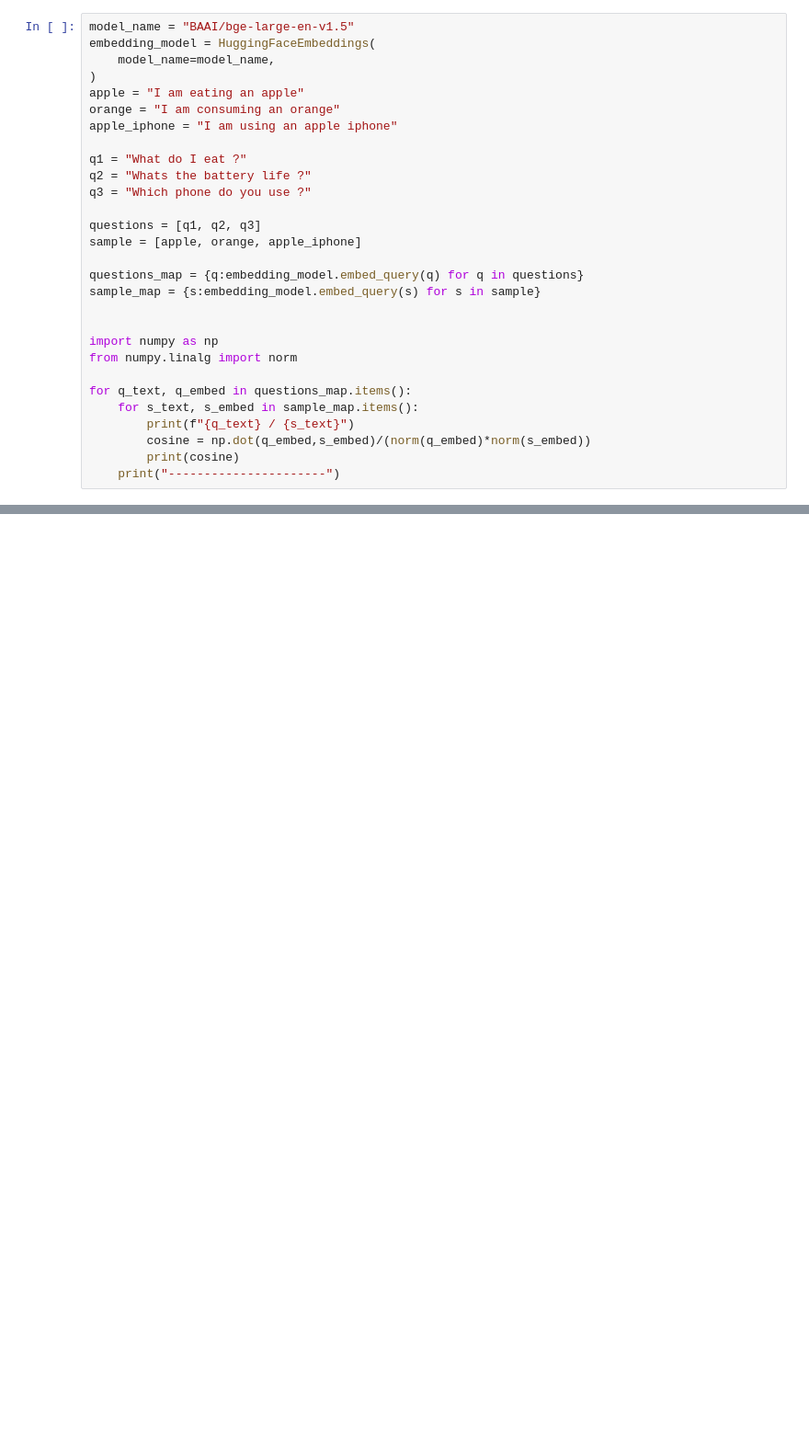
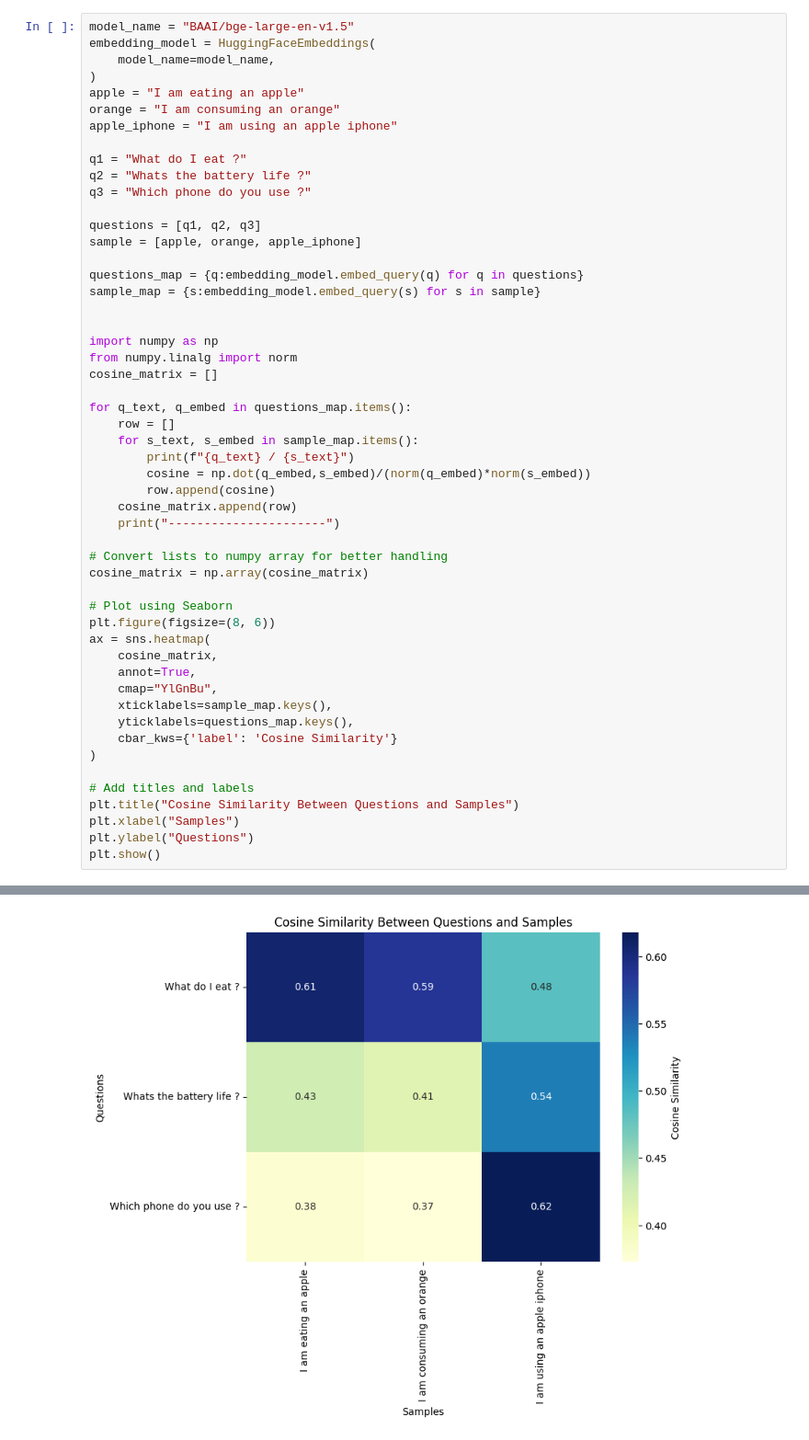
Before and after one commit to RohanJnr/devday-rag-workshop-public, a Jupyter notebook: src/1_embeddings.ipynb, the cells around one changed output, grey strips where cells are left out. Shown at 92% size. Drawn from its saved outputs; the diff is of its cells as text; blank space fills up the shorter version.

Commit message:
Added graph for cosine score

```diff
--- a/src/1_embeddings.ipynb
+++ b/src/1_embeddings.ipynb
@@ -22,12 +24,35 @@ sample_map = {s:embedding_model.embed_query(s) for s in sample}
 
 import numpy as np
 from numpy.linalg import norm
+cosine_matrix = []
 
 for q_text, q_embed in questions_map.items():
+    row = []
     for s_text, s_embed in sample_map.items():
         print(f"{q_text} / {s_text}")
         cosine = np.dot(q_embed,s_embed)/(norm(q_embed)*norm(s_embed))
-        print(cosine)
+        row.append(cosine)
+    cosine_matrix.append(row)
     print("----------------------")
+
+# Convert lists to numpy array for better handling
+cosine_matrix = np.array(cosine_matrix)
+
+# Plot using Seaborn
+plt.figure(figsize=(8, 6))
+ax = sns.heatmap(
+    cosine_matrix,
+    annot=True,
+    cmap="YlGnBu",
+    xticklabels=sample_map.keys(),
+    yticklabels=questions_map.keys(),
+    cbar_kws={'label': 'Cosine Similarity'}
+)
+
+# Add titles and labels
+plt.title("Cosine Similarity Between Questions and Samples")
+plt.xlabel("Samples")
+plt.ylabel("Questions")
+plt.show()
 # %% [output]
 What do I eat ? / I am eating an apple
@@ -49 +69,2 @@ Which phone do you use ? / I am using an apple iphone
 ----------------------
+[figure, added]
```
Also changed, not shown: parts of 2 cells of this notebook, 2 other files.
